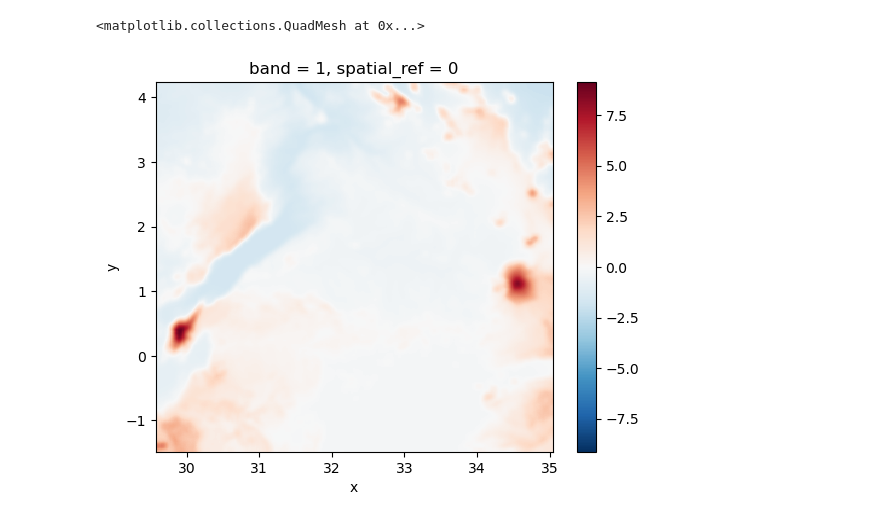
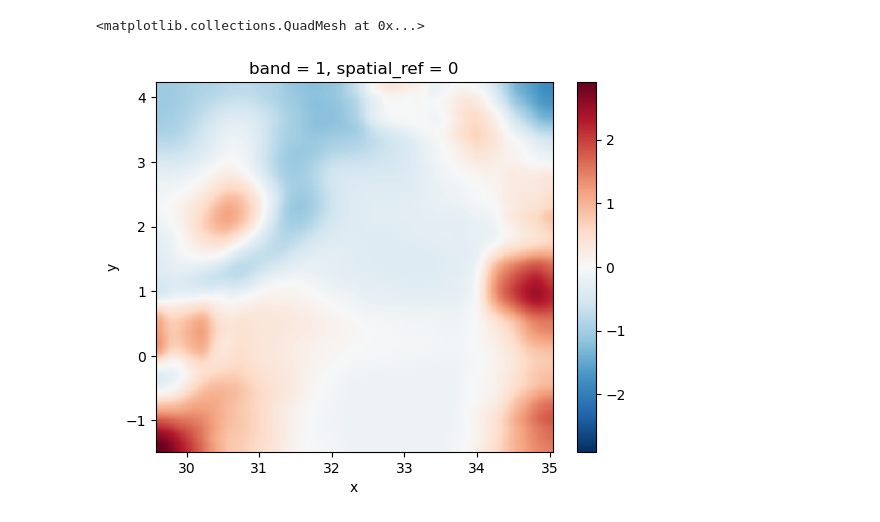
Before and after one commit to ang-cai/malaria, a Jupyter notebook: RasterRead.ipynb, the cells around one changed output. Saved outputs shown, nothing was run; the diff lists cells and outputs as text; code cells hidden in the pictures.

```diff
--- a/RasterRead.ipynb
+++ b/RasterRead.ipynb
@@ -1,9 +1,9 @@
 # %%
 import rioxarray
 
-uganda_tif_LST = rioxarray.open_rasterio("/Users/angelacai/TKI/malariafitting/Uganda Smoothed Rasters/smooth_uganda_elevation_1.0m_2018.tif")
+uganda_tif_LST = rioxarray.open_rasterio("/Users/angelacai/TKI/malariafitting/Uganda Smoothed Rasters/smooth_uganda_elevation_51km_2018.tif")
 
 uganda_tif_LST.plot()
 # %% [output]
 <matplotlib.collections.QuadMesh at 0x...>
-[figure, old version]
+[figure, new version]
```
